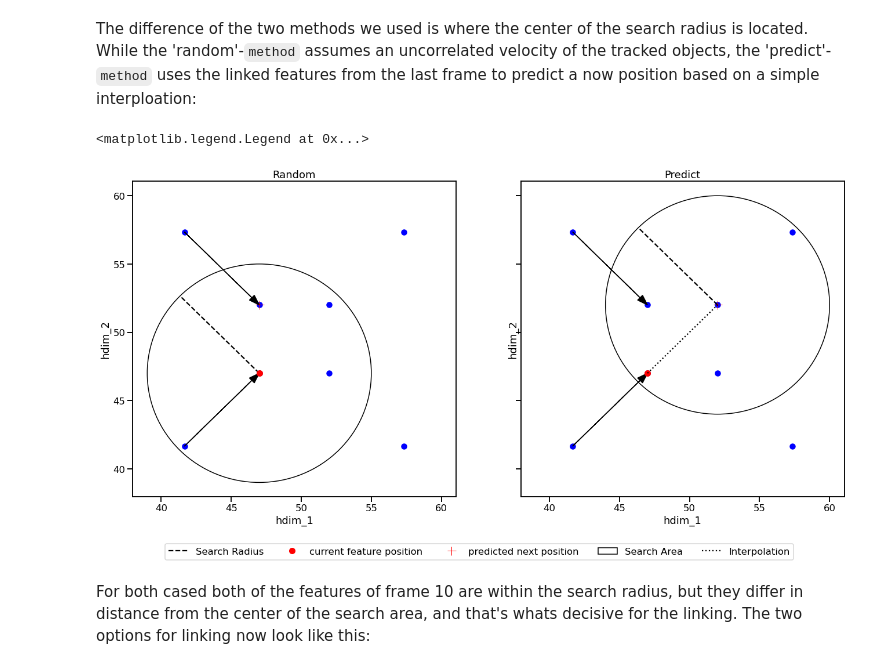
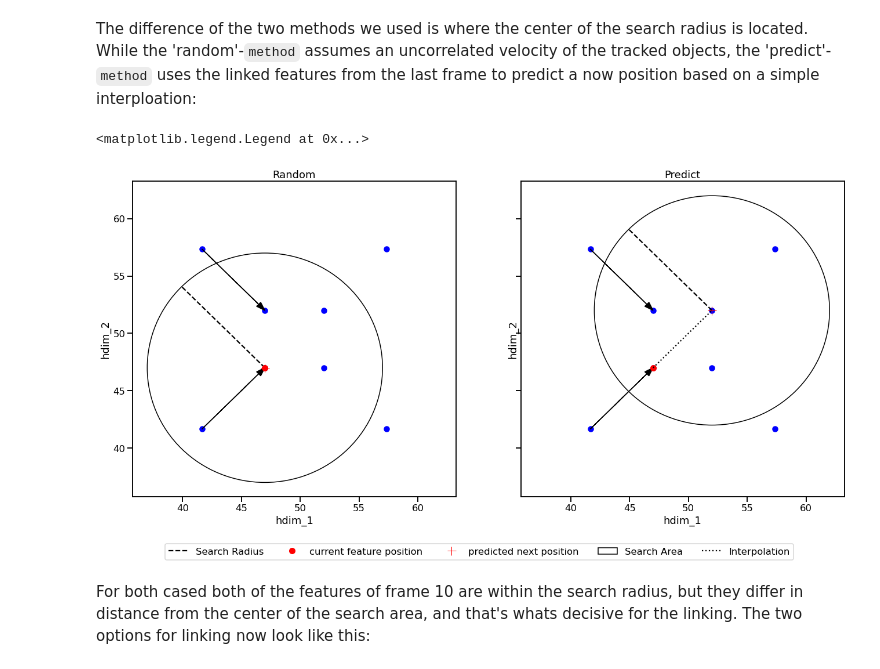
Before and after one commit to tobac-project/tobac-tutorials, a Jupyter notebook: tutorials/Basics/Idealized-Case-2_Two_crossing_Blobs.ipynb, the cells around one changed output. Drawn from its saved outputs; the diff is of its cells as text; code cells hidden in the pictures.

```diff
--- a/tutorials/Basics/Idealized-Case-2_Two_crossing_Blobs.ipynb
+++ b/tutorials/Basics/Idealized-Case-2_Two_crossing_Blobs.ipynb
@@ -103,7 +103,7 @@ features = tobac.themes.tobac_v1.feature_detection_multithreshold(
 Now the tracking can be performed. We will create two outputs, one with `method` = 'random', and the other one with `method` = 'predict'.
 # %%
 %matplotlib inline
-d_max = 0.4
+d_max = 1
 
 track_1 = tobac.themes.tobac_v1.linking_trackpy(
     features, data, dt, dxy, d_max=d_max, method_linking="random", subnetwork_size=2
@@ -240,8 +240,8 @@ ax1.plot(
 
 #Prediction of random is just current position
 ax1.plot(
-    position_3[0],
-    position_3[1],
+    position_2[0],
+    position_2[1],
     marker="+",
     color="red",
     markersize=15,
@@ -313,34 +313,34 @@ ax2.arrow(
     position_0[0],
     position_0[1],
     position_2[0] - position_0[0],
     position_2[1] - position_0[1],
     head_width=0.5,
     length_includes_head=True,
     color="black",
 )
 
 ax2.arrow(
     position_1[0],
     position_1[1],
     position_3[0] - position_1[0],
     position_3[1] - position_1[1],
     head_width=0.5,
     length_includes_head=True,
     color="black",
 )
 
 ax2.plot([position_2[0], position_5[0]],
          [position_2[1], position_5[1]],
          linestyle="dotted",
          color = 'black',
          label = 'Interpolation'
 )
 
 ax2.set_title("Predict")
 ax2.legend(loc = (-1.1, -0.2), ncol= 5)
 # %% [output]
 <matplotlib.legend.Legend at 0x...>
-[figure, old version]
+[figure, new version]
 # %% [markdown]
 For both cased both of the features of frame 10 are within the search radius, but they differ in distance from the center of the search area, and that's whats decisive for the linking. The two options for linking now look like this:
 # %%
```
Also changed, not shown: parts of 1 cell of this notebook, 1 other file.
